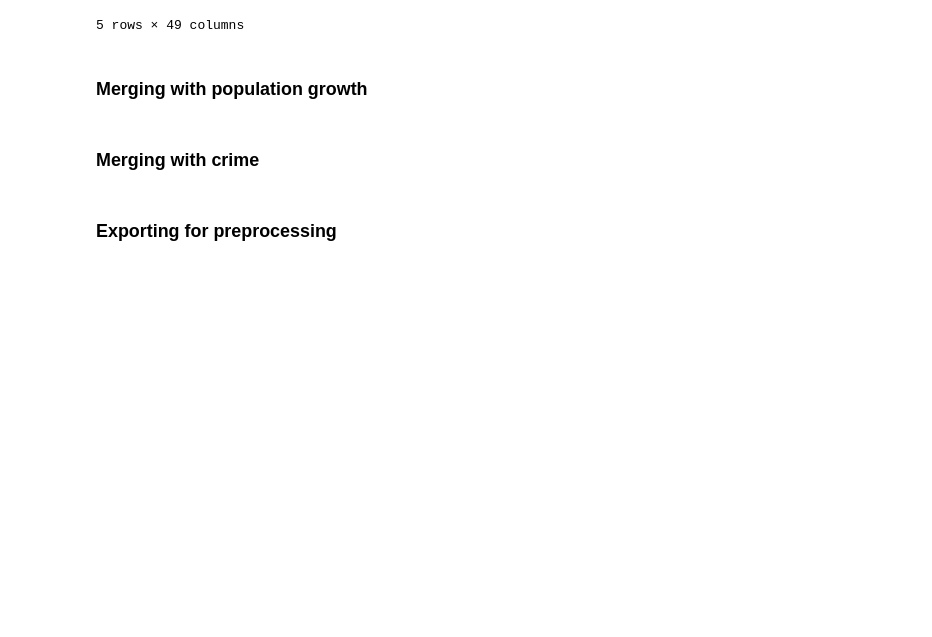
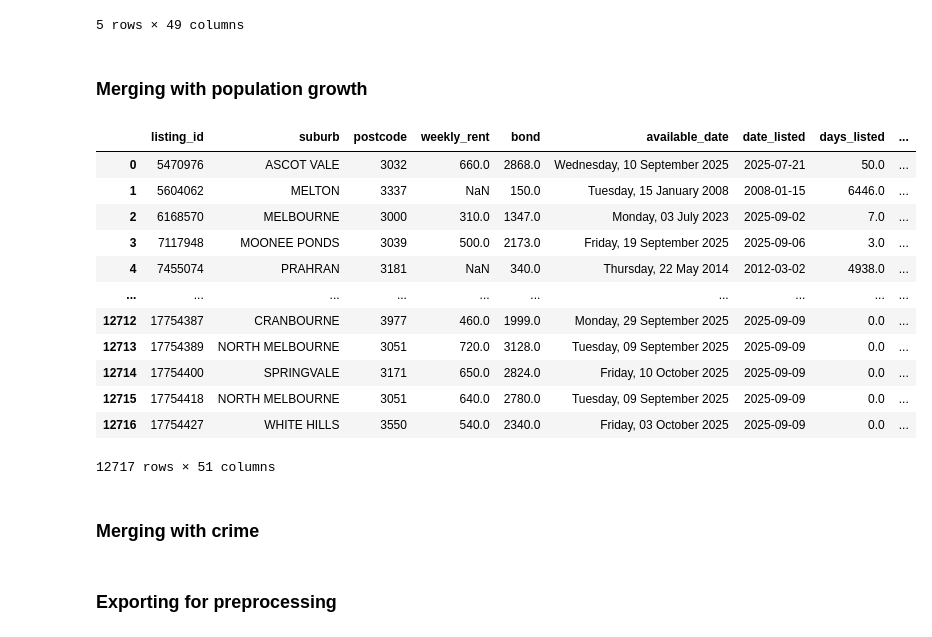
Before and after one commit to bicicow03/Group-Project-Real-Estate-Industry-Analysis, a Jupyter notebook: notebooks/real_estate_unit_merging.ipynb, the cells around one changed output. Drawn from its saved outputs; the diff is of its cells as text; code cells hidden in the pictures; blank space fills up the shorter version.

Commit message:
popoulation merge

```diff
--- a/notebooks/real_estate_unit_merging.ipynb
+++ b/notebooks/real_estate_unit_merging.ipynb
@@ -217,6 +217,26 @@ all_suburbs.head()
 5 rows × 49 columns
 # %% [markdown]
 ### Merging with population growth
+# %%
+population = pd.read_csv("../data/processed/population/population_final.csv")
+all_suburbs = all_suburbs.merge(population, how="left", on="postcode")
+all_suburbs = all_suburbs.drop(columns=["SA2 code"])
+# %%
+all_suburbs
+# %% [output]
+|  | listing_id | suburb | postcode | weekly_rent | bond | available_date | date_listed | days_listed | ... |
+| 0 | 5470976 | ASCOT VALE | 3032 | 660.0 | 2868.0 | Wednesday, 10 September 2025 | 2025-07-21 | 50.0 | ... |
+| 1 | 5604062 | MELTON | 3337 | NaN | 150.0 | Tuesday, 15 January 2008 | 2008-01-15 | 6446.0 | ... |
+| 2 | 6168570 | MELBOURNE | 3000 | 310.0 | 1347.0 | Monday, 03 July 2023 | 2025-09-02 | 7.0 | ... |
+| 3 | 7117948 | MOONEE PONDS | 3039 | 500.0 | 2173.0 | Friday, 19 September 2025 | 2025-09-06 | 3.0 | ... |
+| 4 | 7455074 | PRAHRAN | 3181 | NaN | 340.0 | Thursday, 22 May 2014 | 2012-03-02 | 4938.0 | ... |
+| ... | ... | ... | ... | ... | ... | ... | ... | ... | ... |
+| 12712 | 17754387 | CRANBOURNE | 3977 | 460.0 | 1999.0 | Monday, 29 September 2025 | 2025-09-09 | 0.0 | ... |
+| 12713 | 17754389 | NORTH MELBOURNE | 3051 | 720.0 | 3128.0 | Tuesday, 09 September 2025 | 2025-09-09 | 0.0 | ... |
+| 12714 | 17754400 | SPRINGVALE | 3171 | 650.0 | 2824.0 | Friday, 10 October 2025 | 2025-09-09 | 0.0 | ... |
+| 12715 | 17754418 | NORTH MELBOURNE | 3051 | 640.0 | 2780.0 | Tuesday, 09 September 2025 | 2025-09-09 | 0.0 | ... |
+| 12716 | 17754427 | WHITE HILLS | 3550 | 540.0 | 2340.0 | Friday, 03 October 2025 | 2025-09-09 | 0.0 | ... |
+12717 rows × 51 columns
 # %% [markdown]
 ### Merging with crime
 # %% [markdown]
```
Also changed, not shown: 1 other file.
